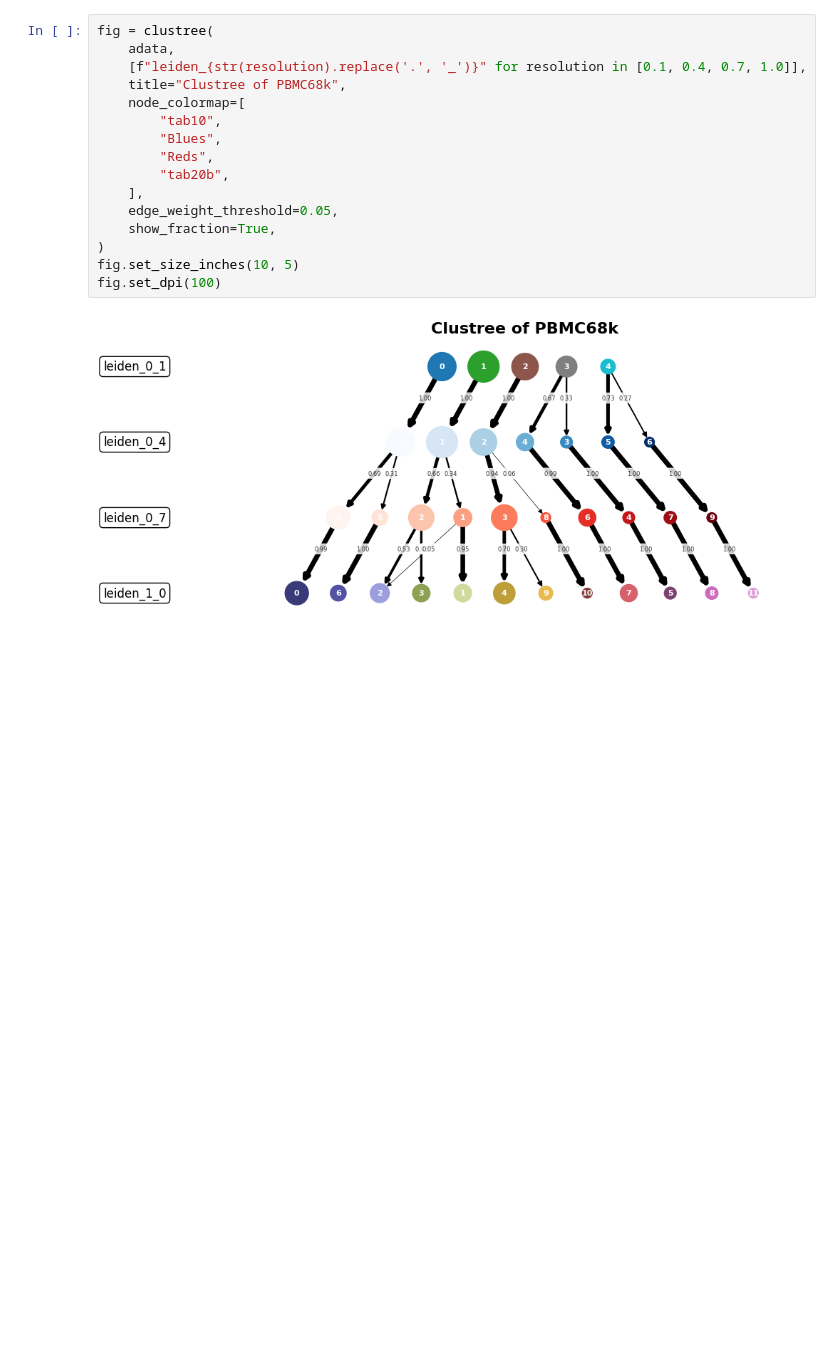
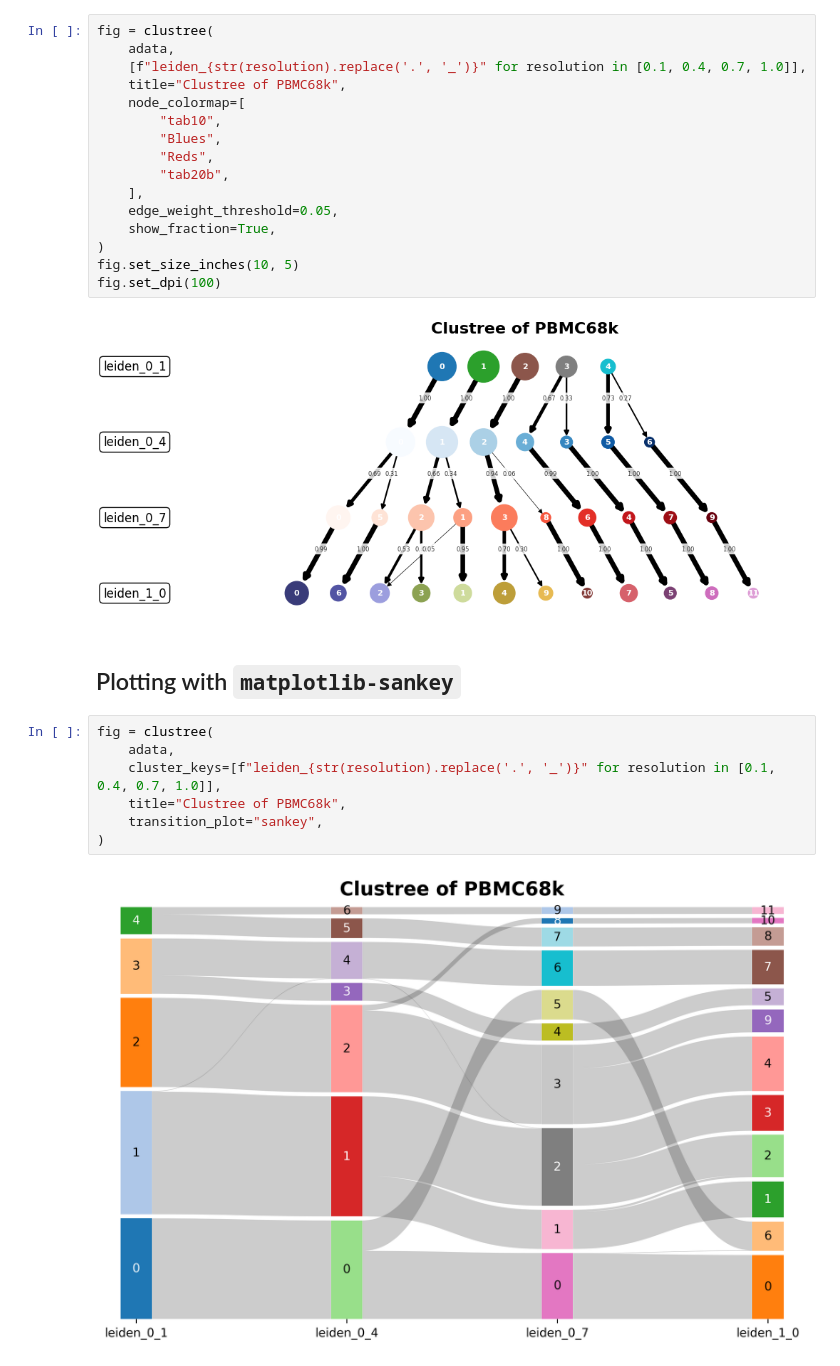
Before and after one commit to complextissue/pyclustree, a Jupyter notebook: docs/source/example.ipynb, the cells around one changed output. Saved outputs shown, nothing was run; the diff lists cells and outputs as text; blank space fills up the shorter version.

Commit message:
integrating sankey pyclustree in package code, updating docs

```diff
--- a/docs/source/example.ipynb
+++ b/docs/source/example.ipynb
@@ -94,3 +94,14 @@ fig.set_size_inches(10, 5)
 fig.set_dpi(100)
 # %% [output]
 [figure]
+# %% [markdown]
+## Plotting with `matplotlib-sankey`
+# %%
+fig = clustree(
+    adata,
+    cluster_keys=[f"leiden_{str(resolution).replace('.', '_')}" for resolution in [0.1, 0.4, 0.7, 1.0]],
+    title="Clustree of PBMC68k",
+    transition_plot="sankey",
+)
+# %% [output]
+[figure, added]
```
Also changed, not shown: parts of 1 cell of this notebook, 3 other files.
